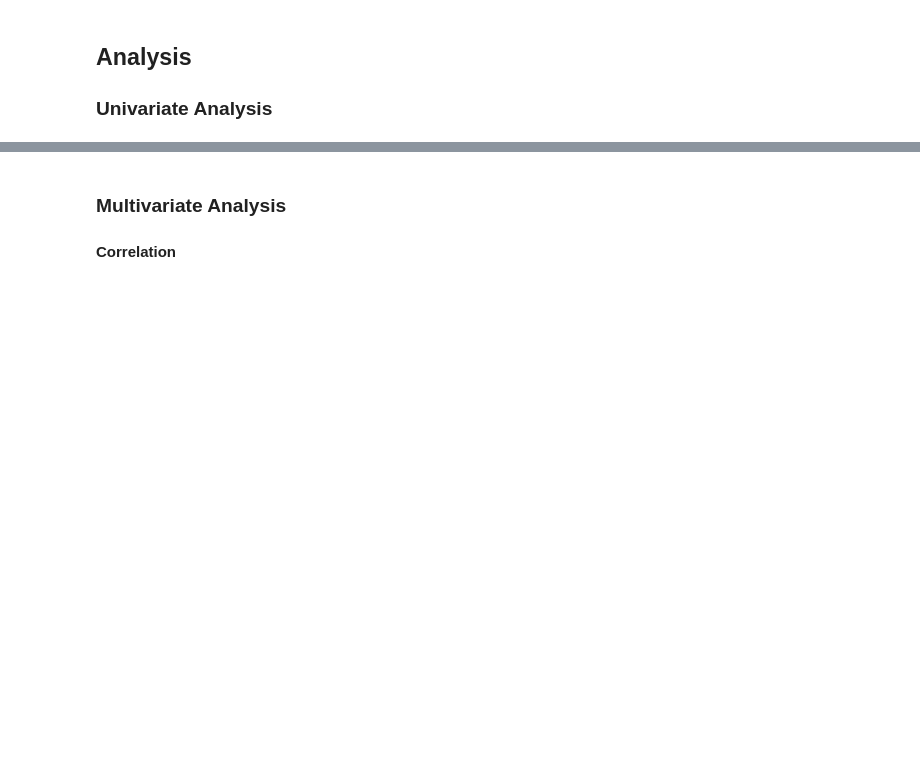
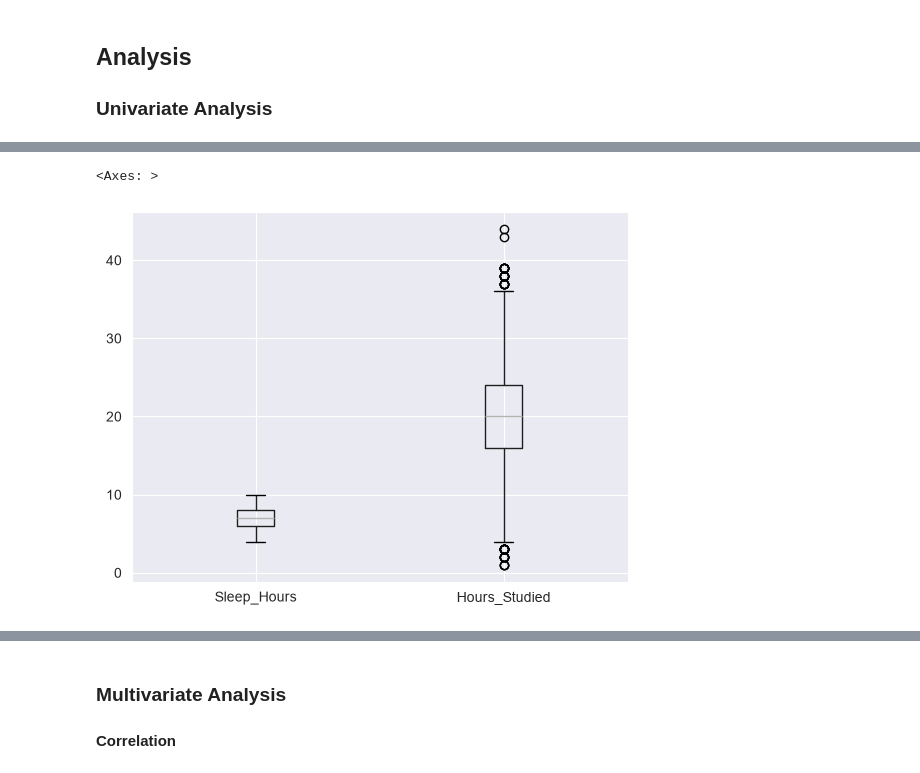
Before and after one commit to Wilbnil/Prakmas-2026, a Jupyter notebook: Oblig 1/Training and Evaluating Baseline Models.ipynb, the cells around one changed output, grey strips where cells are left out. Drawn from its saved outputs; the diff is of its cells as text; code cells hidden in the pictures; blank space fills up the shorter version.

```diff
--- a/Oblig 1/Training and Evaluating Baseline Models.ipynb
+++ b/Oblig 1/Training and Evaluating Baseline Models.ipynb
@@ -328,0 +368,7 @@ student_dataset[['Previous_Scores', 'Exam_Score']].hist()
+# %%
+#Splitting up study hours and sleep hours
+Sleep_features = ["Sleep_Hours","Hours_Studied"]
+student_dataset[Sleep_features].boxplot()
+# %% [output]
+<Axes: >
+[figure, added]
```
Also changed, not shown: parts of 7 cells of this notebook.
